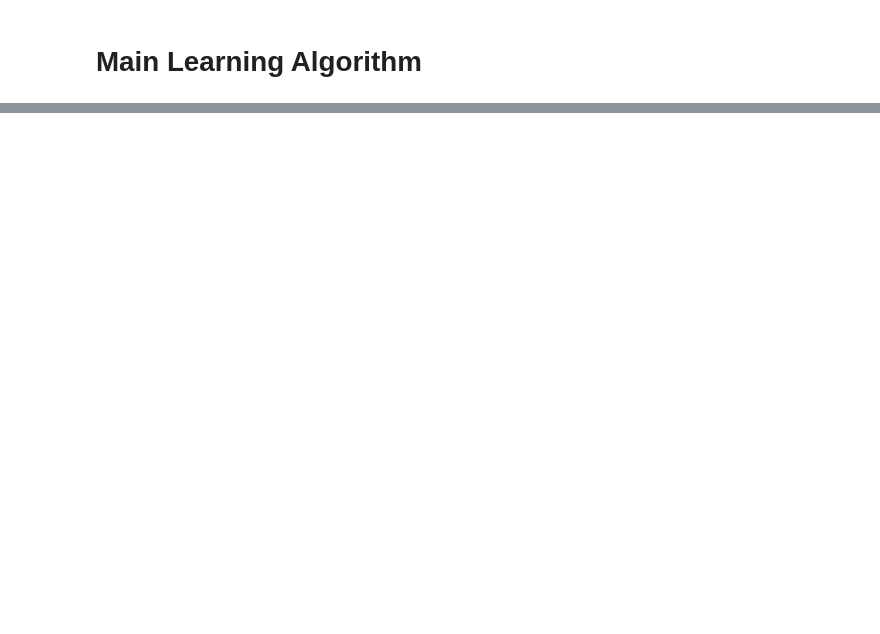
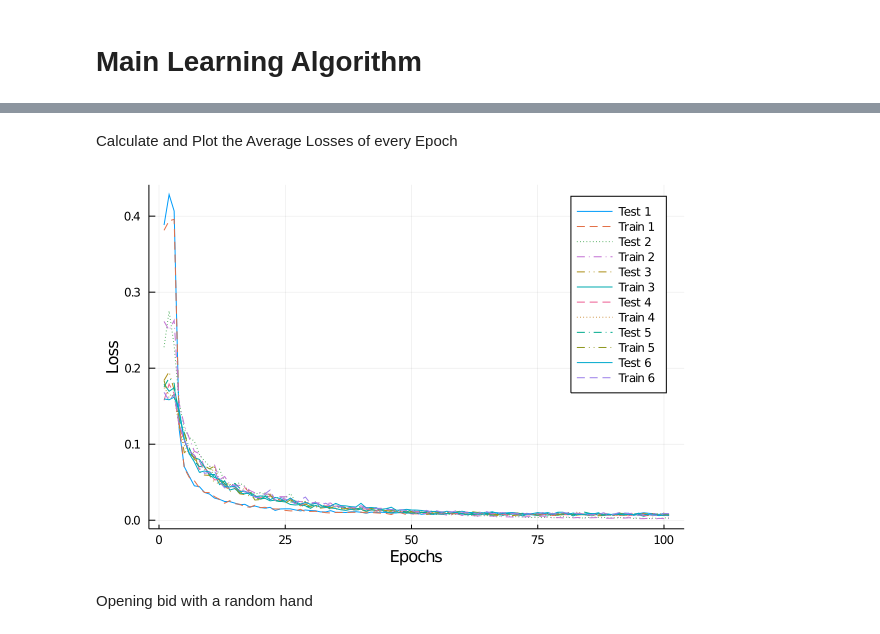
Before and after one commit to hamzaco/Comp-541-Term-Project, a Jupyter notebook: bridge_bidding.ipynb, the cells around one changed output, grey strips where cells are left out. Saved outputs shown, nothing was run; the diff lists cells and outputs as text; code cells hidden in the pictures; blank space fills up the shorter version.

Commit message:
First Experiment
-Random deal analysis are added in .txt file

-The model is trained with random deals.

-Issue with the cost and final contract.

```diff
--- a/bridge_bidding.ipynb
+++ b/bridge_bidding.ipynb
@@ -297,0 +512,35 @@ Keyword arguments:
+# %% [markdown]
+Calculate and Plot the Average Losses of every Epoch
+# %%
+test_losses=[[],[],[],[],[],[]];
+train_losses=[[],[],[],[],[],[]];
+
+for epoch in ProgressBar(history_of_Q)
+    database_state, database_target= bid_to_the_end(epoch,training_set,100)
+    database_state_test, database_target_test= bid_to_the_end(epoch,test_set,100)
+    for i in 1:6
+        data=minibatch(hcat(database_state[i]...),hcat(database_target[i]...),batch_size,shuffle=true);
+        push!(train_losses[i],epoch[i](first(data)));
+        data=minibatch(hcat(database_state_test[i]...),hcat(database_target_test[i]...),batch_size,shuffle=true);
+        push!(test_losses[i],epoch[i](first(data)));
+
+    end
+end
+# %%
+# Comparison to MLP shows faster convergence, better generalization
+plot(test_losses[1],label="Test 1",xlabel="Epochs",ylabel="Loss")
+plot!(train_losses[1],label="Train 1",xlabel="Epochs",ylabel="Loss")
+plot!(test_losses[2],label="Test 2",xlabel="Epochs",ylabel="Loss")
+plot!(train_losses[2],label="Train 2",xlabel="Epochs",ylabel="Loss")
+plot!(test_losses[3],label="Test 3",xlabel="Epochs",ylabel="Loss")
+plot!(train_losses[3],label="Train 3",xlabel="Epochs",ylabel="Loss")
+plot!(test_losses[4],label="Test 4",xlabel="Epochs",ylabel="Loss")
+plot!(train_losses[4],label="Train 4",xlabel="Epochs",ylabel="Loss")
+plot!(test_losses[5],label="Test 5",xlabel="Epochs",ylabel="Loss")
+plot!(train_losses[5],label="Train 5",xlabel="Epochs",ylabel="Loss")
+plot!(test_losses[6],label="Test 6",xlabel="Epochs",ylabel="Loss")
+plot!(train_losses[6],label="Train 6",xlabel="Epochs",ylabel="Loss")
+# %% [output]
+[figure, added]
+# %% [markdown]
+Opening bid with a random hand
```
Also changed, not shown: parts of 25 cells of this notebook, 1 other file.
